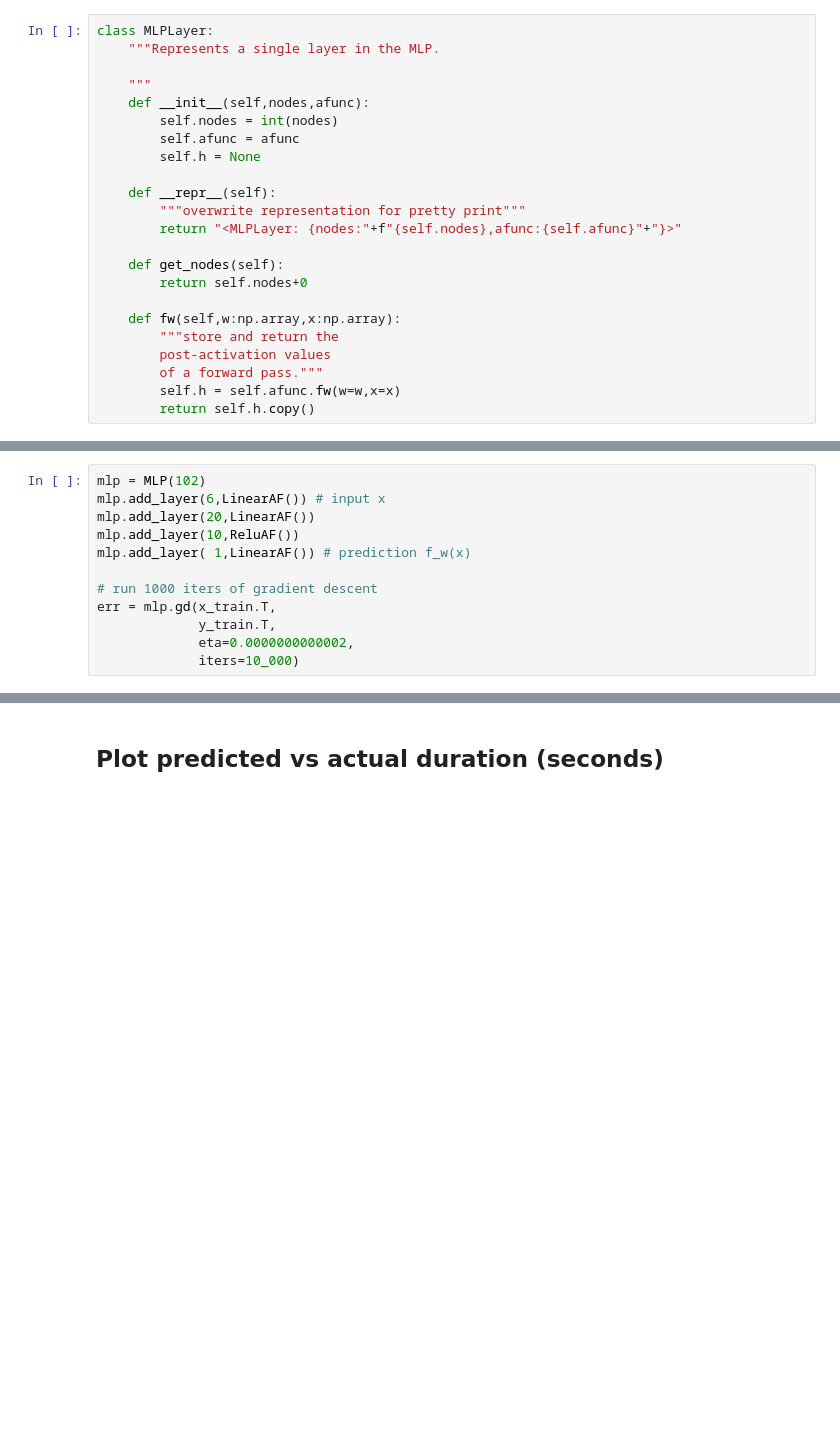
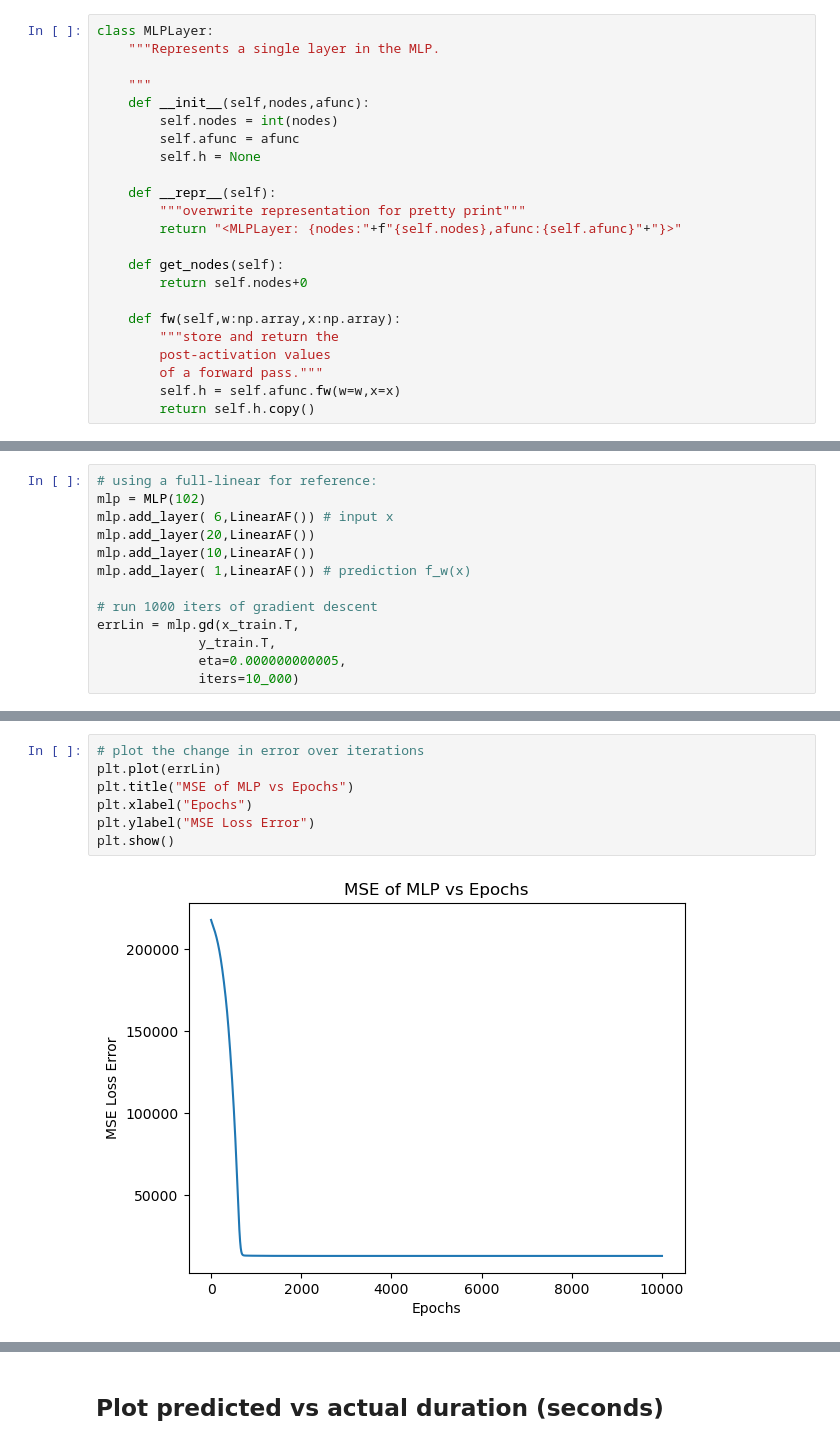
Before and after one commit to justing0909/DS4420_transit_delay_prediction, a Jupyter notebook: DS4420-Project-MLP.ipynb, the cells around one changed output, grey strips where cells are left out. Cells and saved outputs as stored; diff of their text form; blank space fills up the shorter version.

```diff
--- a/DS4420-Project-MLP.ipynb
+++ b/DS4420-Project-MLP.ipynb
@@ -611,13 +446,14 @@ ValueError: shapes (3,2) and (1,9494) not aligned: 2 (dim 1) != 1 (dim 0)
 # %%
+# using a full-linear for reference:
 mlp = MLP(102)
-mlp.add_layer(6,LinearAF()) # input x
+mlp.add_layer( 6,LinearAF()) # input x
 mlp.add_layer(20,LinearAF())
-mlp.add_layer(10,ReluAF())
+mlp.add_layer(10,LinearAF())
 mlp.add_layer( 1,LinearAF()) # prediction f_w(x)
 
 # run 1000 iters of gradient descent
-err = mlp.gd(x_train.T,
+errLin = mlp.gd(x_train.T,
              y_train.T,
-             eta=0.0000000000002,
+             eta=0.000000000005,
              iters=10_000)
 # %% [output]
@@ -624,0 +461,9 @@ progress:100.0%         time_elapsed:35.85
+# %%
+# plot the change in error over iterations
+plt.plot(errLin)
+plt.title("MSE of MLP vs Epochs")
+plt.xlabel("Epochs")
+plt.ylabel("MSE Loss Error")
+plt.show()
+# %% [output]
+[figure, added]
```
Also changed, not shown: parts of 43 cells of this notebook.
